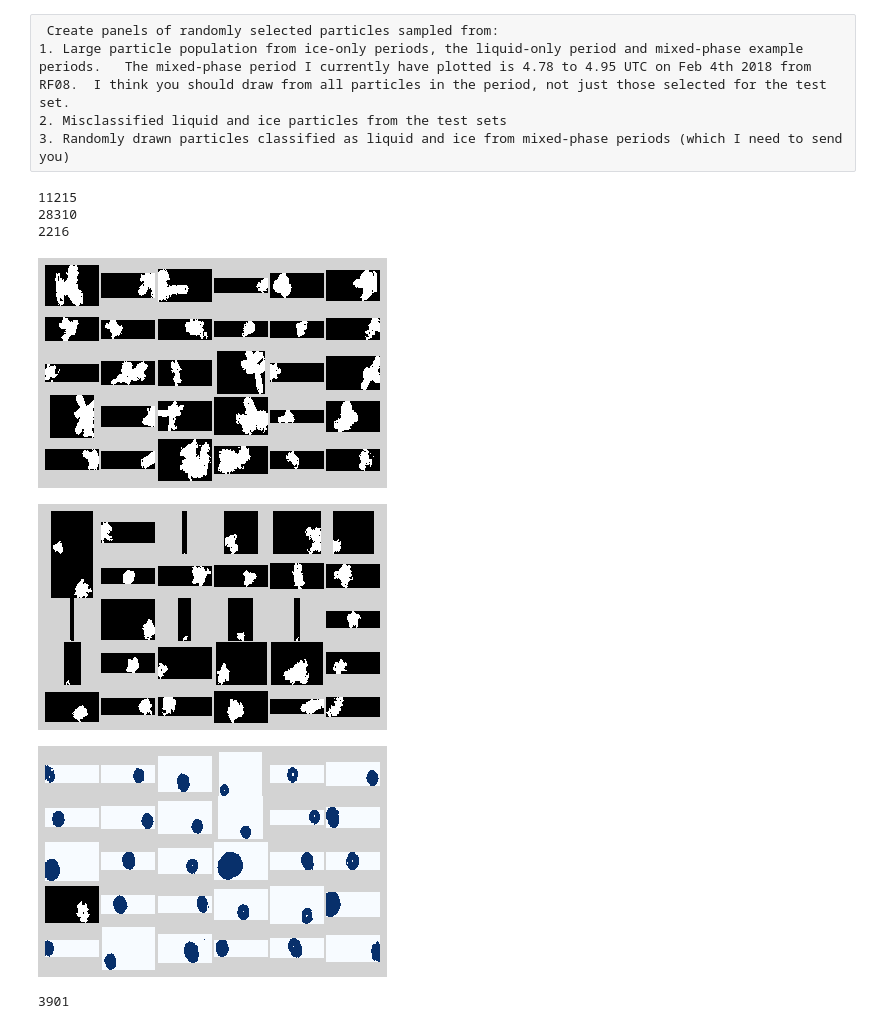
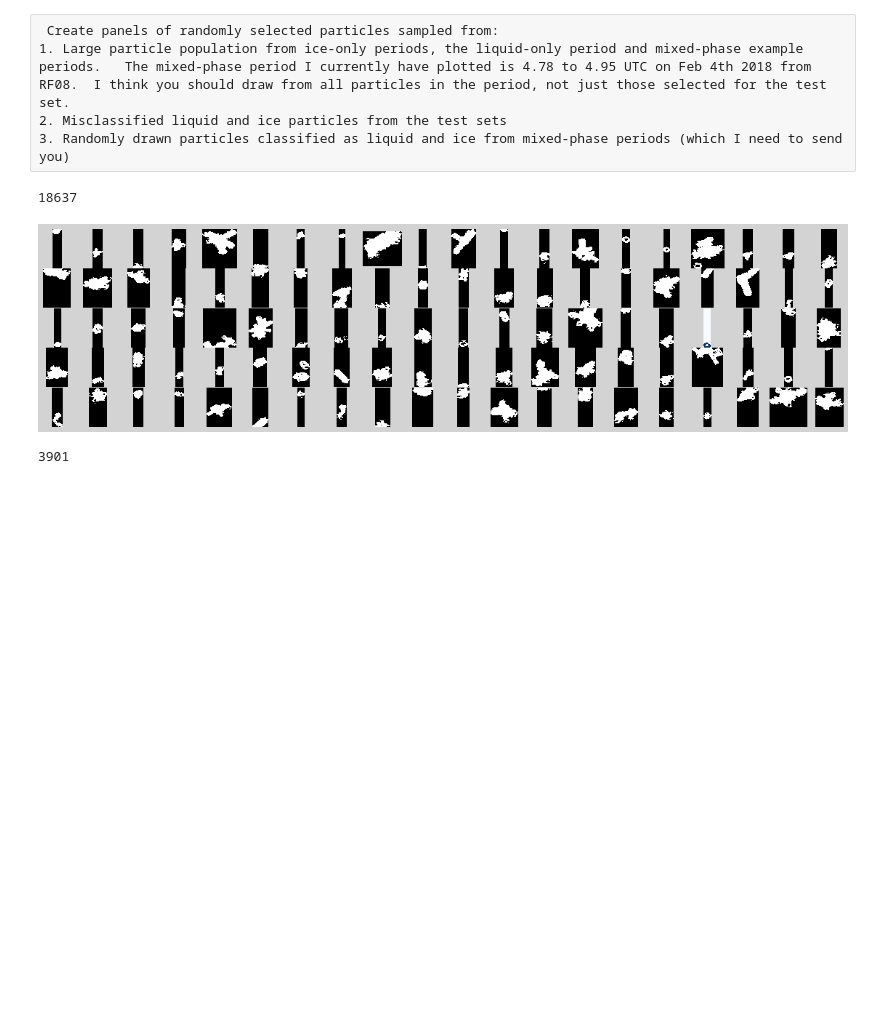
Before and after one commit to jkcm/UW-particle-phase-classifier, a Jupyter notebook: postprocessing_visualization/2ds_plotting_examples.ipynb, the cells around one changed output. Drawn from its saved outputs; the diff is of its cells as text; code cells hidden in the pictures; blank space fills up the shorter version.

Commit message:
updated code for adding classifications in classifications.py, 2ds plotting examples

```diff
--- a/postprocessing_visualization/2ds_plotting_examples.ipynb
+++ b/postprocessing_visualization/2ds_plotting_examples.ipynb
@@ -23,14 +26,15 @@ def im2dec(arr):
 # %%
 
 
-def plot_random_from_flight(flight_name, start_time, end_time, ax=[], size_lim=size_lim, apply_UW_filter=apply_UW_filter, color_by_class=True):
+def plot_random_from_flight(flight_name, start_time, end_time, ax=[], size_lim=0,
+                            apply_UW_filter=True, color_by_class=True):
     if len(ax)==0:
-        fig, axg = plt.subplots(nrows=5, ncols=6)
+        fig, axg = plt.subplots(nrows=5, ncols=20, figsize=(20,5))
         ax = axg.flatten()
         plt.subplots_adjust(wspace=0.05, hspace=0.01)
         fig.patch.set_facecolor('lightgrey')
     flight_file = f'/home/disk/eos9/jfinlon/socrates/{flight_name.lower()}/pbp.{flight_name.lower()}.2DS.H.nc'
-    probe_file = f'/home/disk/eos9/jfinlon/socrates/{flight_name.lower()}/DIMG.{flight_name.lower()}.2DS.H.cdf'
+    probe_file = f'/home/disk/eos9/jfinlon/socrates/{flight_name.lower()}/img.{flight_name.lower()}.2DS.H.nc'
     class_file = f'/home/disk/eos9/jkcm/Data/particle/classified/UW_particle_classifications.{flight_name.lower()}.nc'
     probe_data = xr.open_dataset(probe_file)
     flight_data = xr.open_dataset(flight_file)
@@ -41,49 +45,45 @@ def plot_random_from_flight(flight_name, start_time, end_time, ax=[], size_lim=s
     data_subs = data.isel(time=np.logical_and(data.datetime>np.datetime64(start_time), data.datetime<np.datetime64(end_time)))
     if size_lim:
         data_subs = data_subs.where(data_subs.image_area>=size_lim, drop=True)
     if apply_UW_filter:
         data_subs = data_subs.where(data_subs.UW_flag==0, drop=True)
 
     for axi in ax:
         axi.axis('off')
 
     print(len(data_subs.time))
     random_selection = np.random.choice(data_subs.time, len(ax))
     for next_particle, axi in zip(random_selection, ax):
 #         print(data_subs.UW_phase[next_particle].values)
         if color_by_class:
             color = 'Greys' if data_subs.UW_phase[next_particle].values == 0 else 'Blues_r'
         else:
             color='Greys'
         particle_frame = int(data_subs.parent_rec_num[next_particle].values)
         time = data_subs.datetime[next_particle].values
         [slice_start, slice_end] = data_subs.position[next_particle].values.astype(int)
         image_data = probe_data['data'].isel(time=particle_frame-1, ImgBlocklen=slice(slice_start-1, slice_end)).values
-        axi.imshow(~im2dec(image_data), cmap=color)
+        axi.imshow(~im2dec(image_data).T, cmap=color)
 
     return
 
 plot_random_from_flight( 'rf01',
                         start_time=dt.datetime(2018, 1, 16, 4) + dt.timedelta(hours=0.42),
                         end_time=dt.datetime(2018, 1, 16, 4) + dt.timedelta(hours=0.46),
-                        size_lim=0.07, apply_UW_filter=True, color_by_class=True)
+                        size_lim=0.02, apply_UW_filter=True, color_by_class=True)
 
-plot_random_from_flight( 'rf03',
-                        start_time=dt.datetime(2018, 1, 22, 22) + dt.timedelta(hours=0.3),
-                        end_time=dt.datetime(2018, 1, 22, 22) + dt.timedelta(hours=0.5),
-                        size_lim=0.07, apply_UW_filter=True, color_by_class=True)
+# plot_random_from_flight( 'rf03',
+#                         start_time=dt.datetime(2018, 1, 22, 22) + dt.timedelta(hours=0.3),
+#                         end_time=dt.datetime(2018, 1, 22, 22) + dt.timedelta(hours=0.5),
+#                         size_lim=0.07, apply_UW_filter=True, color_by_class=True)
 
-plot_random_from_flight('rf05',
-                        start_time=dt.datetime(2018, 1, 26, 4) + dt.timedelta(hours=0.85),
-                        end_time=dt.datetime(2018, 1, 26, 4) + dt.timedelta(hours=0.91),
-                        size_lim=0.07, apply_UW_filter=True, color_by_class=True)
+# plot_random_from_flight('rf05',
+#                         start_time=dt.datetime(2018, 1, 26, 4) + dt.timedelta(hours=0.85),
+#                         end_time=dt.datetime(2018, 1, 26, 4) + dt.timedelta(hours=0.91),
+#                         size_lim=0.07, apply_UW_filter=True, color_by_class=True)
 # %% [output]
-11215
-28310
-2216
+18637
-[figure, old version]
+[figure, new version]
-[figure, removed]
-[figure, removed]
 # %%
 
 plot_random_from_flight('rf05',
```
Also changed, not shown: parts of 15 cells of this notebook, 1 other file.
